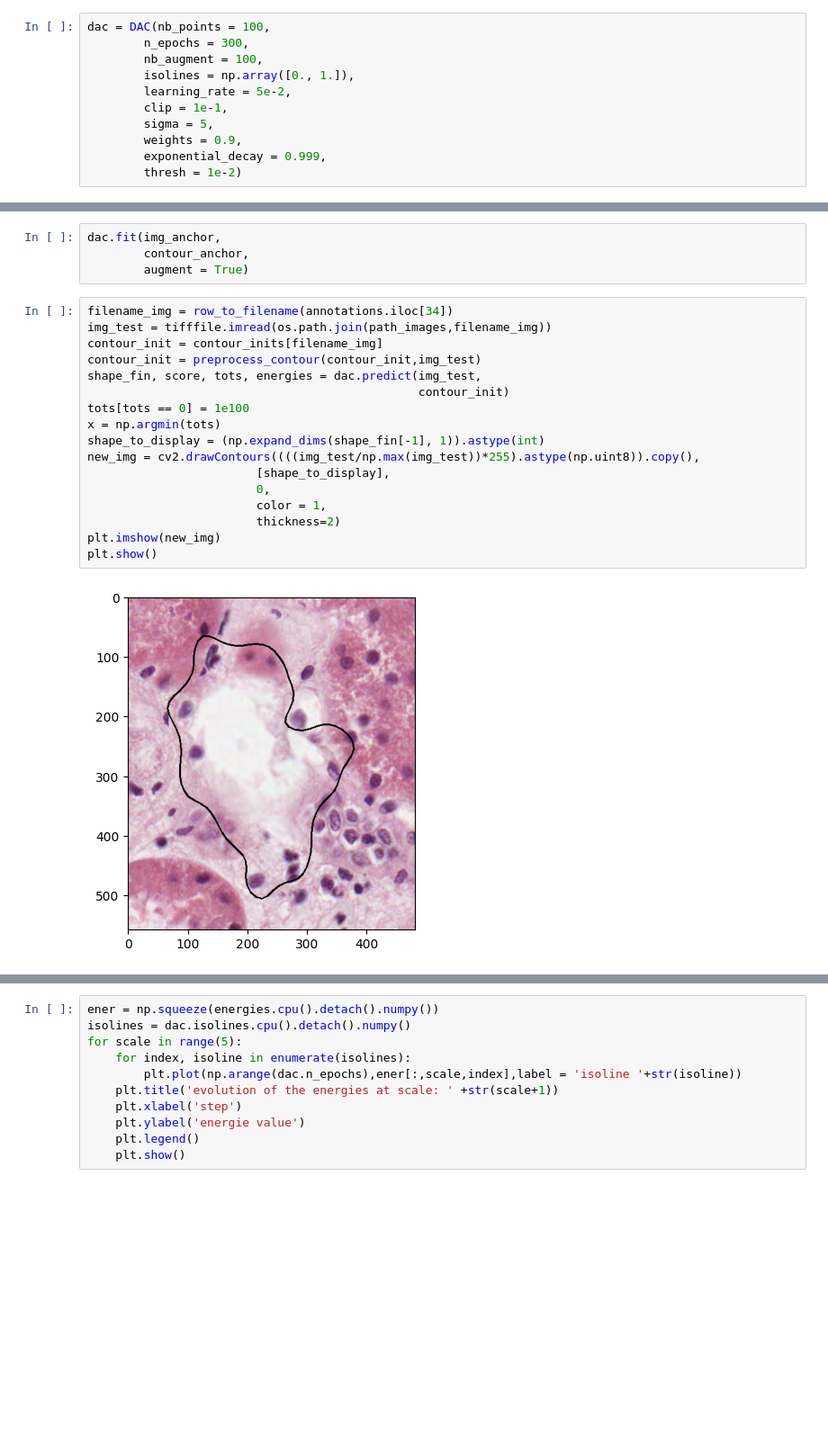
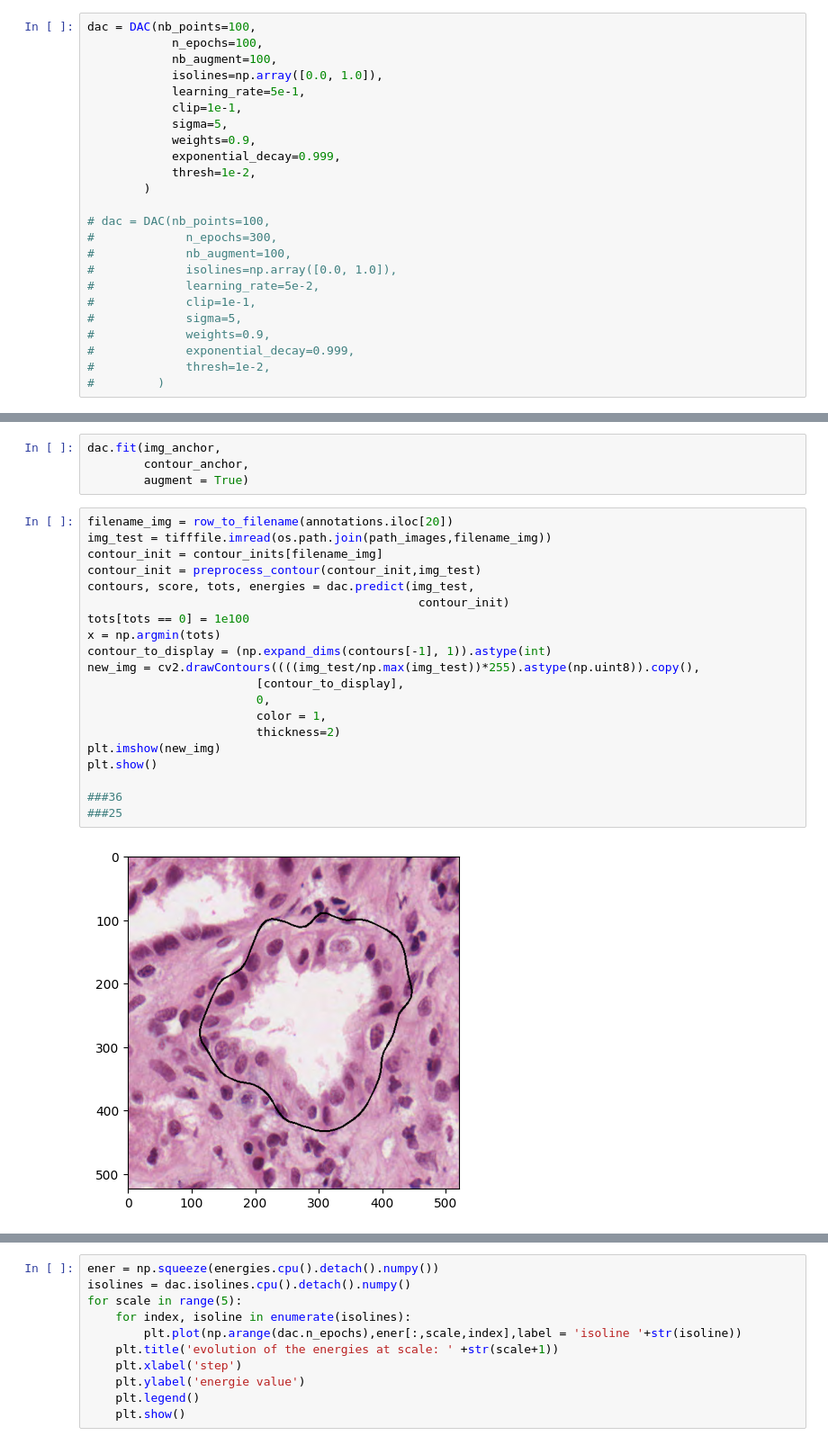
Before and after one commit to antoinehabis/Deep-ContourFlow, a Jupyter notebook: distance_map_dac.ipynb, the cells around one changed output, grey strips where cells are left out. Shown: that part at 90% size. Drawn from its saved outputs; the diff is of its cells as text; blank space fills up the shorter version.

```diff
--- a/distance_map_dac.ipynb
+++ b/distance_map_dac.ipynb
@@ -96,14 +94,27 @@ contour_anchor = np.squeeze(cv2.findContours(mask_anchor.astype(np.uint8),
 # %%
-dac = DAC(nb_points = 100,
-        n_epochs = 300,
-        nb_augment = 100,
-        isolines = np.array([0., 1.]),
-        learning_rate = 5e-2,
-        clip = 1e-1,
-        sigma = 5,
-        weights = 0.9,
-        exponential_decay = 0.999,
-        thresh = 1e-2)
+dac = DAC(nb_points=100,
+            n_epochs=100,
+            nb_augment=100,
+            isolines=np.array([0.0, 1.0]),
+            learning_rate=5e-1,
+            clip=1e-1,
+            sigma=5,
+            weights=0.9,
+            exponential_decay=0.999,
+            thresh=1e-2,
+        )
+
+# dac = DAC(nb_points=100,
+#             n_epochs=300,
+#             nb_augment=100,
+#             isolines=np.array([0.0, 1.0]),
+#             learning_rate=5e-2,
+#             clip=1e-1,
+#             sigma=5,
+#             weights=0.9,
+#             exponential_decay=0.999,
+#             thresh=1e-2,
+#         )
 # %%
 contour_anchor = np.squeeze(cv2.findContours(mask_anchor.astype(np.uint8),
                                  cv2.RETR_TREE,
@@ -113,21 +124,24 @@ dac.fit(img_anchor,
         contour_anchor,
         augment = True)
 # %%
-filename_img = row_to_filename(annotations.iloc[34])
+filename_img = row_to_filename(annotations.iloc[20])
 img_test = tifffile.imread(os.path.join(path_images,filename_img))
 contour_init = contour_inits[filename_img]
 contour_init = preprocess_contour(contour_init,img_test)
-shape_fin, score, tots, energies = dac.predict(img_test,
+contours, score, tots, energies = dac.predict(img_test,
                                                contour_init)
 tots[tots == 0] = 1e100
 x = np.argmin(tots)
-shape_to_display = (np.expand_dims(shape_fin[-1], 1)).astype(int)
+contour_to_display = (np.expand_dims(contours[-1], 1)).astype(int)
 new_img = cv2.drawContours((((img_test/np.max(img_test))*255).astype(np.uint8)).copy(),
-                        [shape_to_display],
+                        [contour_to_display],
                         0,
                         color = 1,
                         thickness=2)
 plt.imshow(new_img)
 plt.show()
+
+###36
+###25
 # %% [output]
-[figure, old version]
+[figure, new version]
```
Also changed, not shown: parts of 20 cells of this notebook, 7 other files.
